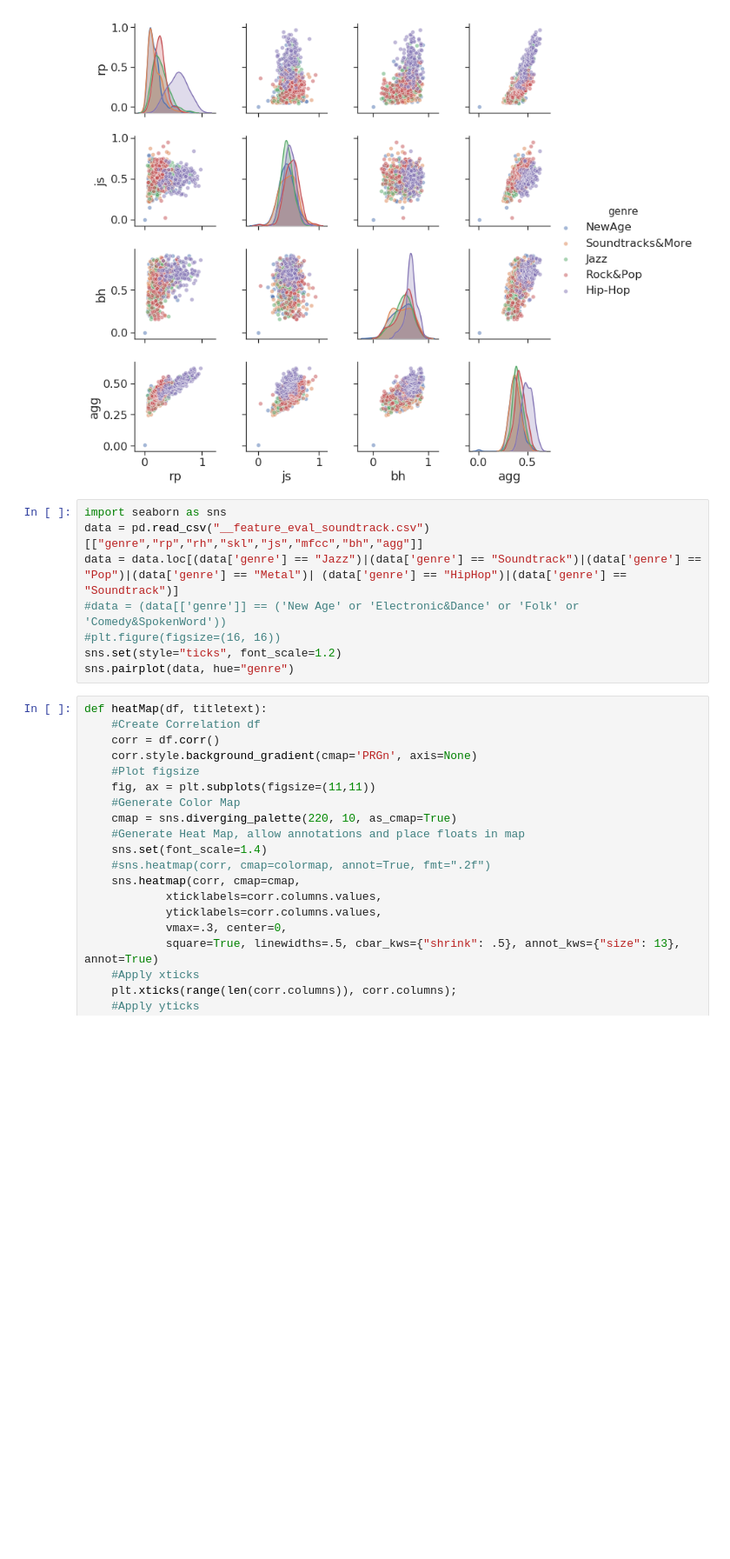
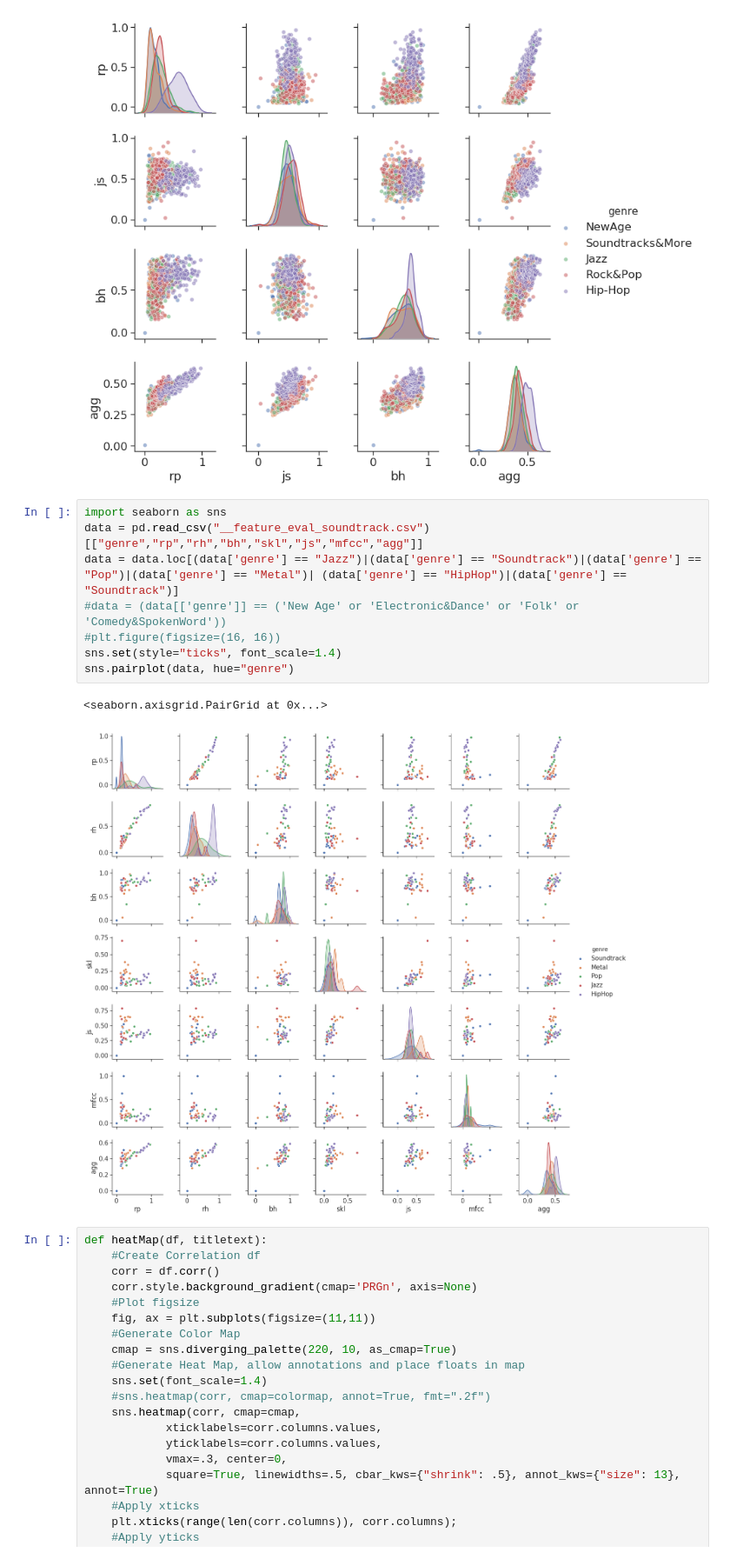
Before and after one commit to oObqpdOo/MusicSimilarity-Spark, a Jupyter notebook: auto evaluate cover and genre/correlation analysis/correlation2.ipynb, the cells around one changed output. Shown at 87% size. Drawn from its saved outputs; the diff is of its cells as text; blank space fills up the shorter version.

```diff
--- a/auto evaluate cover and genre/correlation analysis/correlation2.ipynb
+++ b/auto evaluate cover and genre/correlation analysis/correlation2.ipynb
@@ -150,12 +160,15 @@ sns.pairplot(data, hue="genre", plot_kws={'alpha':0.5})
 [figure]
 # %%
 import seaborn as sns
-data = pd.read_csv("__feature_eval_soundtrack.csv")[["genre","rp","rh","skl","js","mfcc","bh","agg"]]
+data = pd.read_csv("__feature_eval_soundtrack.csv")[["genre","rp","rh","bh","skl","js","mfcc","agg"]]
 data = data.loc[(data['genre'] == "Jazz")|(data['genre'] == "Soundtrack")|(data['genre'] == "Pop")|(data['genre'] == "Metal")| (data['genre'] == "HipHop")|(data['genre'] == "Soundtrack")]
 #data = (data[['genre']] == ('New Age' or 'Electronic&Dance' or 'Folk' or 'Comedy&SpokenWord'))
 #plt.figure(figsize=(16, 16))
-sns.set(style="ticks", font_scale=1.2)
+sns.set(style="ticks", font_scale=1.4)
 sns.pairplot(data, hue="genre")
+# %% [output]
+<seaborn.axisgrid.PairGrid at 0x...>
+[figure, added]
 # %%
 def heatMap(df, titletext):
     #Create Correlation df
```
Also changed, not shown: parts of 2 cells of this notebook, 4 other files.
